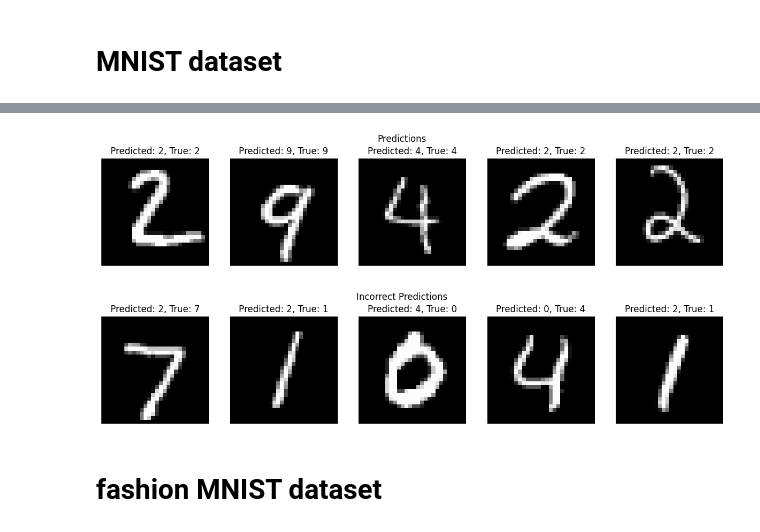
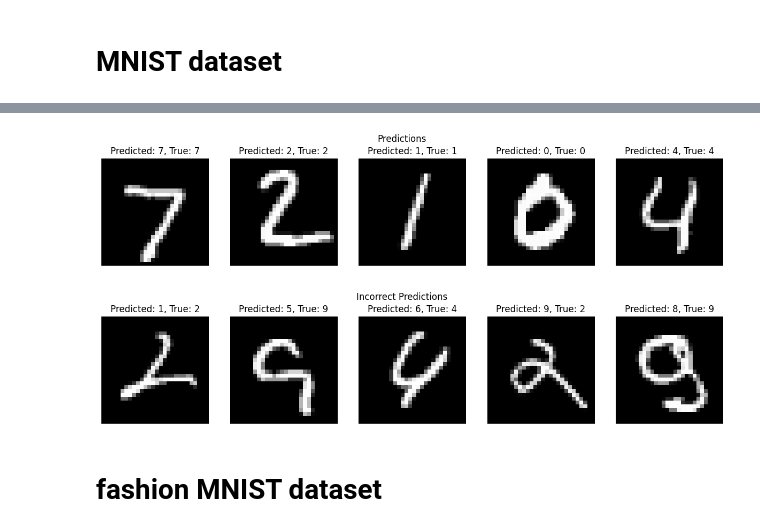
Before and after one commit to erjbroek/NNfromScratch, a Jupyter notebook: nn.ipynb, the cells around one changed output, grey strips where cells are left out. Cells and saved outputs as stored; diff of their text form; code cells hidden in the pictures.

```diff
--- a/nn.ipynb
+++ b/nn.ipynb
@@ -132,8 +112,8 @@ hidden_size = input_size // 2
 print(f"input size: {input_size}, hidden size: {hidden_size}, output size: {output_size}")
 
 network = NeuralNetwork(input_size, hidden_size, output_size)
-epochs = 0
-learning_rate = 0.001
+epochs = 10
+learning_rate = 0.01
 
 loss, accuracy = network.train_mbgd(mnist_train_x, mnist_train_y, epochs, learning_rate, 64)
 test_accuracy, predicted_class, true_class = network.evaluate(mnist_test_x, mnist_test_y)
@@ -146,5 +136,5 @@ Test accuracy in % 9.68
-[figure, old version]
+[figure, new version]
-[figure, old version]
+[figure, new version]
 # %% [markdown]
 # fashion MNIST dataset
 # %%
```
Also changed, not shown: parts of 4 cells of this notebook, 7 other files.
